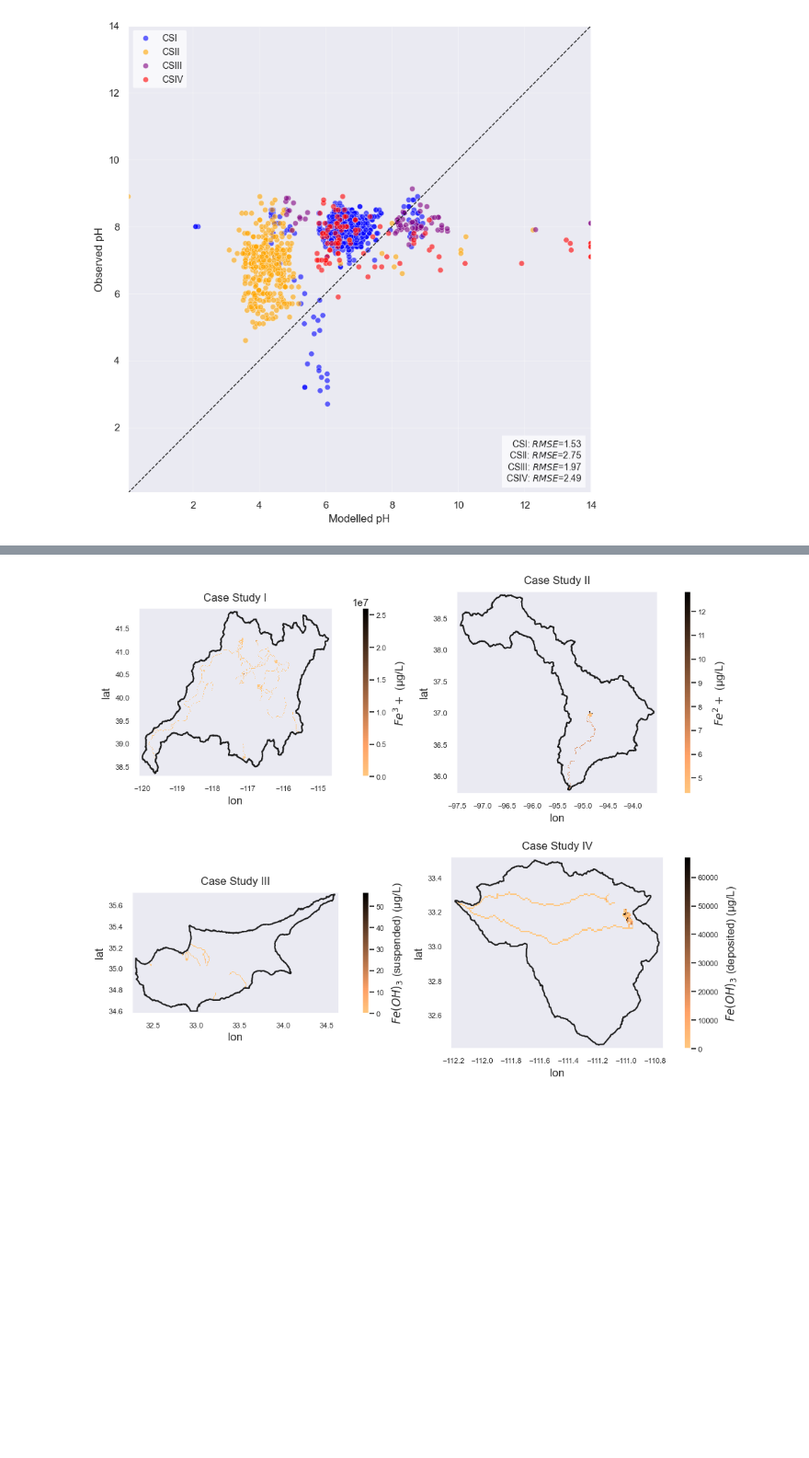
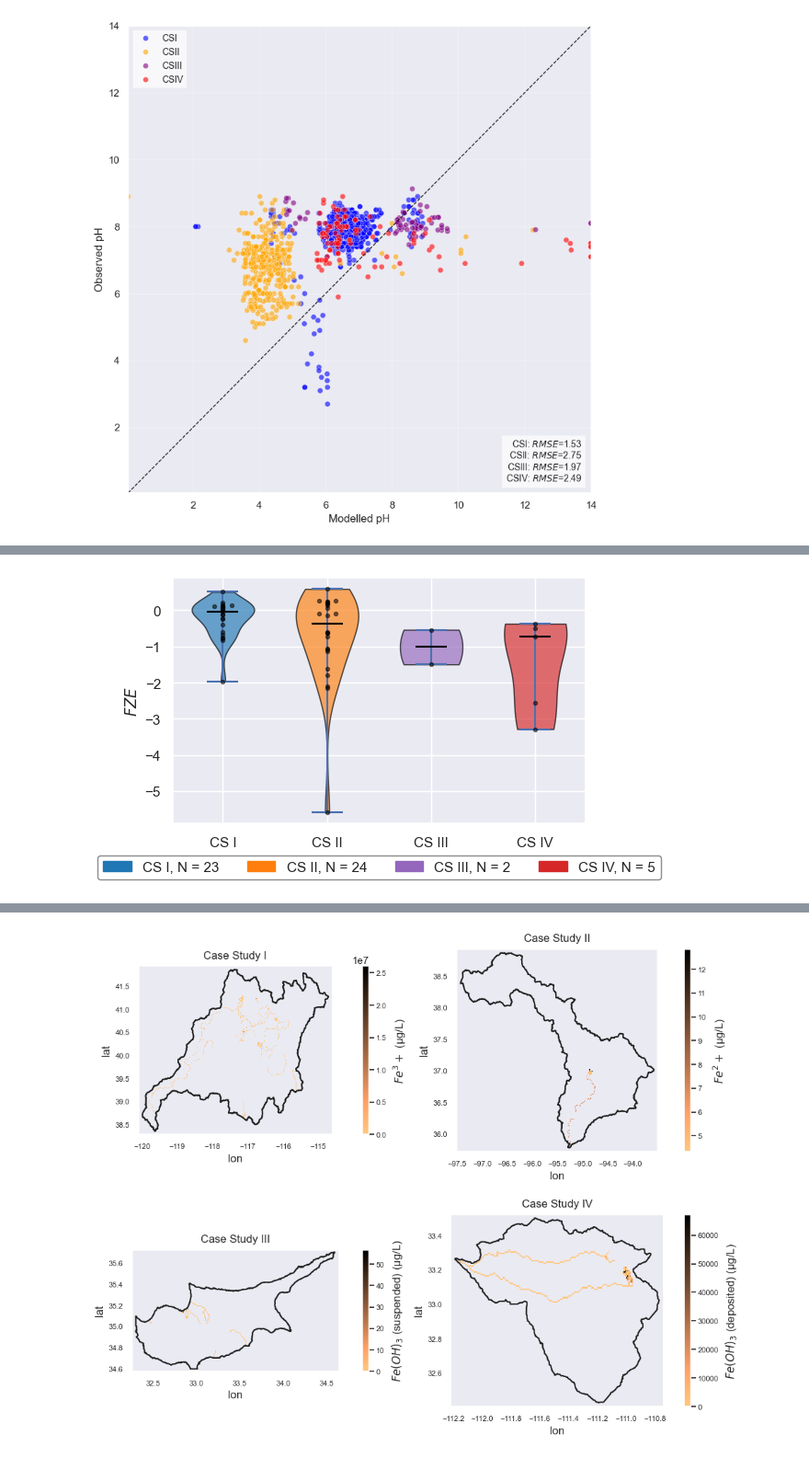
Before and after one commit to lgroenhart/AMDFLOW, a Jupyter notebook: val_plots.ipynb, the cells around one changed output, grey strips where cells are left out. Shown at 92% size. Drawn from its saved outputs; the diff is of its cells as text; code cells hidden in the pictures; blank space fills up the shorter version.

```diff
--- a/val_plots.ipynb
+++ b/val_plots.ipynb
@@ -578,3 +557,54 @@ fig.savefig("../images/iron_violins", dpi = 300, bbox_inches = "tight")
+# %%
+x = (["CS I", "CS II", "CS III", "CS IV"], [1, 2, 3, 4])
+fig, ax = plt.subplots(figsize=(418.25368 / 72.27, 418.25368 / 72.27 * 0.6))
+
+cs_colors = ["tab:blue", "tab:orange", "tab:purple", "tab:red"]
+patches = []
+for color, label in zip(cs_colors, x[0]):
+    data = pick_data(label, "pH")
+    patches.append(mpatches.Patch(color=color, label=f"{label}, N = {len(data)}"))
+
+def style_violins(parts, colors):
+    for body, color in zip(parts["bodies"], colors):
+        body.set_facecolor(color)
+        body.set_edgecolor("black")
+        body.set_alpha(0.65)
+    if "cmedians" in parts:
+        parts["cmedians"].set_color("black")
+
+data = [
+    csi_ph["FZE"],
+    csii_ph["FZE"],
+    csiii_ph["FZE"],
+    csiv_ph["FZE"],
+]
+positions = [1, 2, 3, 4]
+
+parts2 = ax.violinplot(data, positions=positions, showmedians=True, widths=0.6)
+style_violins(parts2, cs_colors)
+
+for pos, values in zip(positions, data):
+    x_vals = jitter_by_proximity(values, pos, max_width=0.08, threshold=0.005)
+    ax.scatter(x_vals, values, color="black", s=8, alpha=0.5, zorder=3)
+
+ax.set_ylabel("$FZE$")
+ax.set_xticks(positions)
+ax.set_xticklabels(x[0])
+ax.legend(
+    handles=patches,
+    loc="upper center",
+    bbox_to_anchor=(0.5, -0.10),
+    framealpha=0.9,
+    facecolor="white",
+    edgecolor="gray",
+    ncol=4,
+    bbox_transform=ax.transAxes,
+)
+
+
+fig.savefig("../images/ph_violins", dpi = 300, bbox_inches = "tight")
+# %% [output]
+[figure, added]
 # %%
 textwidth_in = 418.25368 / 72.27
 fig, axes = plt.subplots(1, 4, figsize=(textwidth_in, textwidth_in * 0.55),
```
Also changed, not shown: parts of 4 cells of this notebook.
